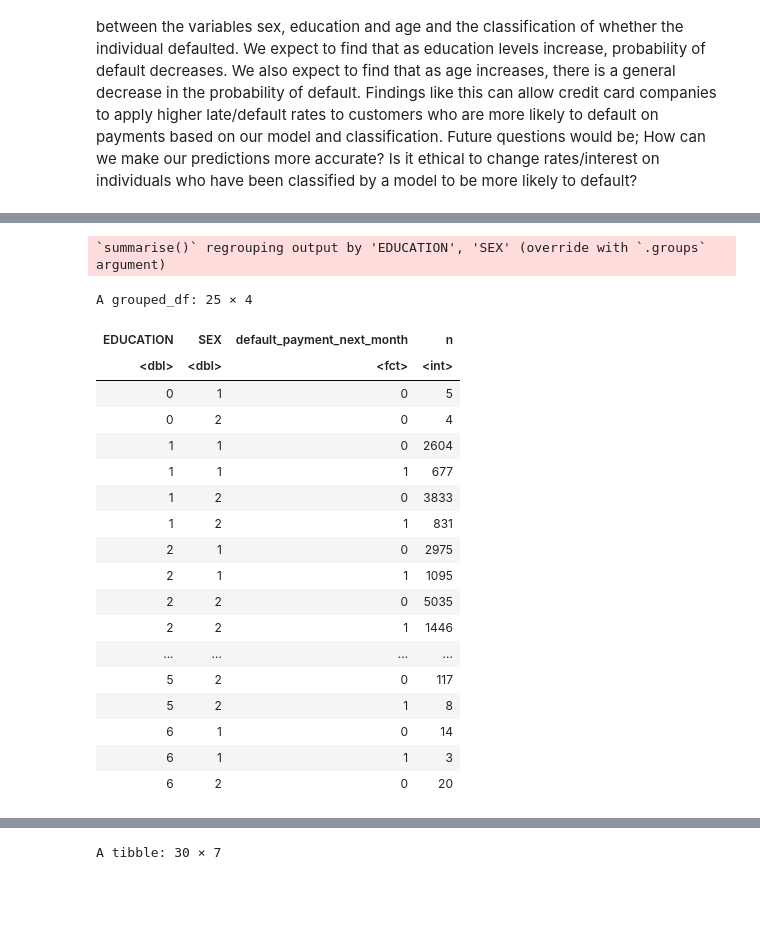
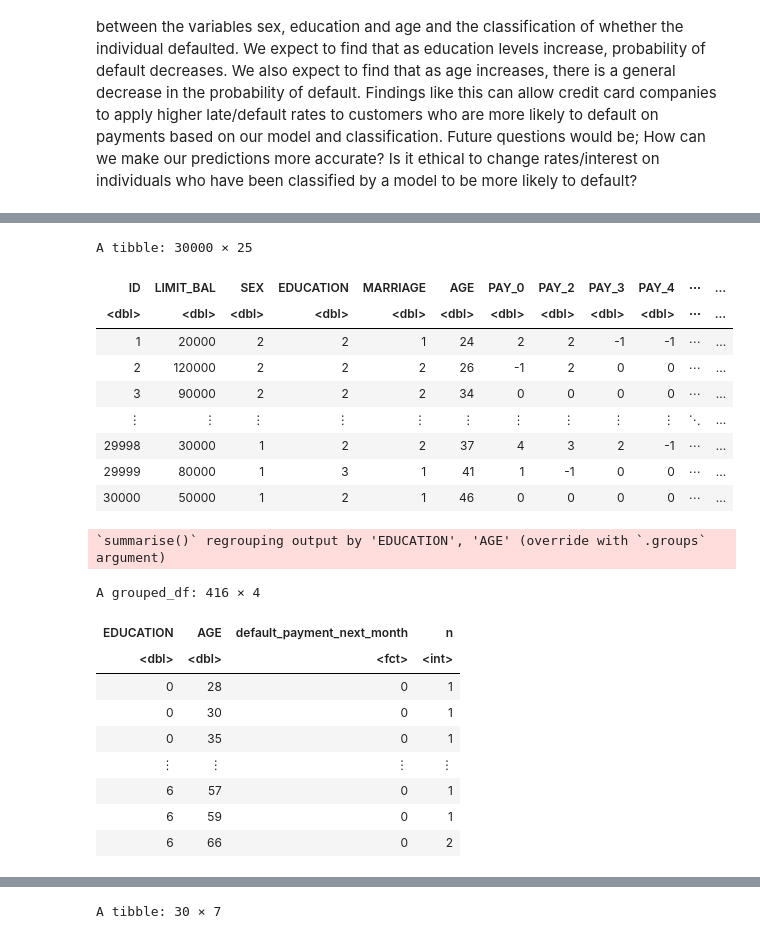
Before and after one commit to toast682/dsci_project, a Jupyter notebook: dsci_project.ipynb, the cells around one changed output, grey strips where cells are left out. Drawn from its saved outputs; the diff is of its cells as text; code cells hidden in the pictures; blank space fills up the shorter version.

```diff
--- a/dsci_project.ipynb
+++ b/dsci_project.ipynb
@@ -43,35 +25,43 @@ Warning message:
 # %%
-credit_card <- read_excel("data/credit_card.xls", skip = 1)
+set.seed(1234)
+temporary <- tempfile()
+download.file("https://archive.ics.uci.edu/ml/machine-learning-databases/00350/default%20of%20credit%20card%20clients.xls", temporary)
+credit_card <- read_excel(temporary, skip = 1)
+colnames(credit_card)[25] <- "default_payment_next_month"
 tidied_credit_card <- credit_card %>%
-                    select(ID, SEX, EDUCATION, AGE, default_payment_next_month) %>%
+                    select(EDUCATION, AGE, default_payment_next_month) %>%
                     mutate(default_payment_next_month = as_factor(default_payment_next_month))
 credit_split <- initial_split(tidied_credit_card, prop = 0.75, strata = default_payment_next_month)
 credit_train <- training(credit_split)
 credit_test <- testing(credit_split)
+credit_card
+# %% [output]
+A tibble: 30000 × 25
+| ID | LIMIT_BAL | SEX | EDUCATION | MARRIAGE | AGE | PAY_0 | PAY_2 | PAY_3 | PAY_4 | ⋯ | ... |
+| <dbl> | <dbl> | <dbl> | <dbl> | <dbl> | <dbl> | <dbl> | <dbl> | <dbl> | <dbl> | ⋯ | ... |
+| 1 | 20000 | 2 | 2 | 1 | 24 | 2 | 2 | -1 | -1 | ⋯ | ... |
+| 2 | 120000 | 2 | 2 | 2 | 26 | -1 | 2 | 0 | 0 | ⋯ | ... |
+| 3 | 90000 | 2 | 2 | 2 | 34 | 0 | 0 | 0 | 0 | ⋯ | ... |
+| ⋮ | ⋮ | ⋮ | ⋮ | ⋮ | ⋮ | ⋮ | ⋮ | ⋮ | ⋮ | ⋱ | ... |
+| 29998 | 30000 | 1 | 2 | 2 | 37 | 4 | 3 | 2 | -1 | ⋯ | ... |
+| 29999 | 80000 | 1 | 3 | 1 | 41 | 1 | -1 | 0 | 0 | ⋯ | ... |
+| 30000 | 50000 | 1 | 2 | 1 | 46 | 0 | 0 | 0 | 0 | ⋯ | ... |
 # %%
+set.seed(1234)
 credit_summarize <- credit_train %>%
-                    group_by(EDUCATION, SEX,default_payment_next_month) %>%
+                    group_by(EDUCATION, AGE, default_payment_next_month) %>%
                     summarize(n = n())
 credit_summarize
 # %% [output]
-`summarise()` regrouping output by 'EDUCATION', 'SEX' (override with `.groups` argument)
+`summarise()` regrouping output by 'EDUCATION', 'AGE' (override with `.groups` argument)
-A grouped_df: 25 × 4
+A grouped_df: 416 × 4
-| EDUCATION | SEX | default_payment_next_month | n |
+| EDUCATION | AGE | default_payment_next_month | n |
 | <dbl> | <dbl> | <fct> | <int> |
-| 0 | 1 | 0 | 5 |
-| 0 | 2 | 0 | 4 |
-| 1 | 1 | 0 | 2604 |
-| 1 | 1 | 1 | 677 |
-| 1 | 2 | 0 | 3833 |
-| 1 | 2 | 1 | 831 |
-| 2 | 1 | 0 | 2975 |
-| 2 | 1 | 1 | 1095 |
-| 2 | 2 | 0 | 5035 |
-| 2 | 2 | 1 | 1446 |
-| ... | ... | ... | ... |
-| 5 | 2 | 0 | 117 |
-| 5 | 2 | 1 | 8 |
-| 6 | 1 | 0 | 14 |
-| 6 | 1 | 1 | 3 |
-| 6 | 2 | 0 | 20 |
+| 0 | 28 | 0 | 1 |
+| 0 | 30 | 0 | 1 |
+| 0 | 35 | 0 | 1 |
+| ⋮ | ⋮ | ⋮ | ⋮ |
+| 6 | 57 | 0 | 1 |
+| 6 | 59 | 0 | 1 |
+| 6 | 66 | 0 | 2 |
 # %%
```
Also changed, not shown: parts of 12 cells of this notebook.
